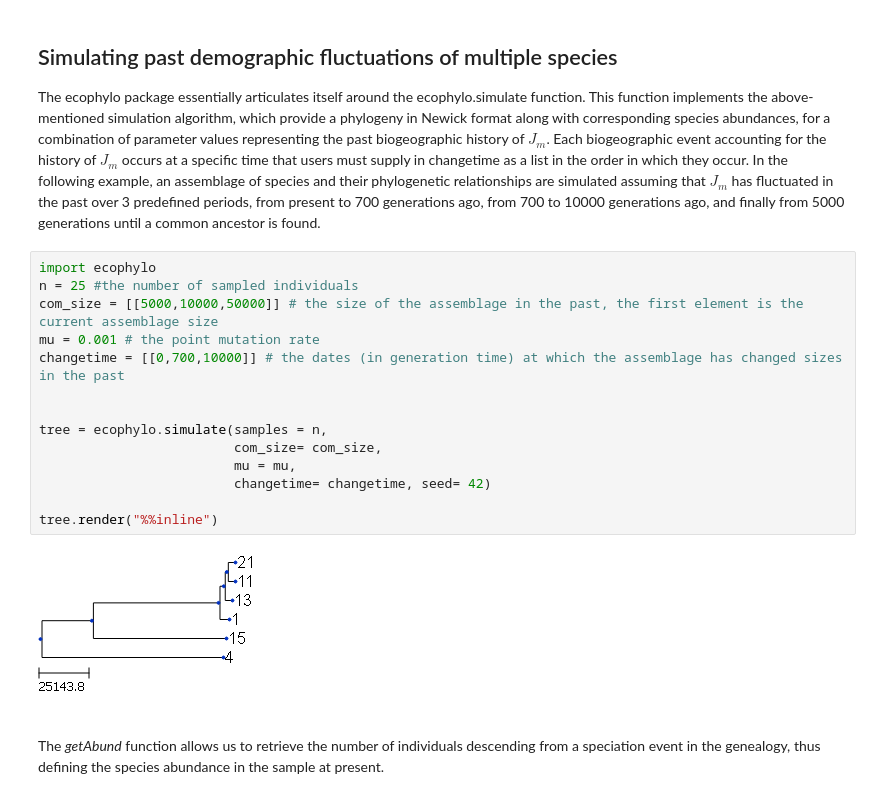
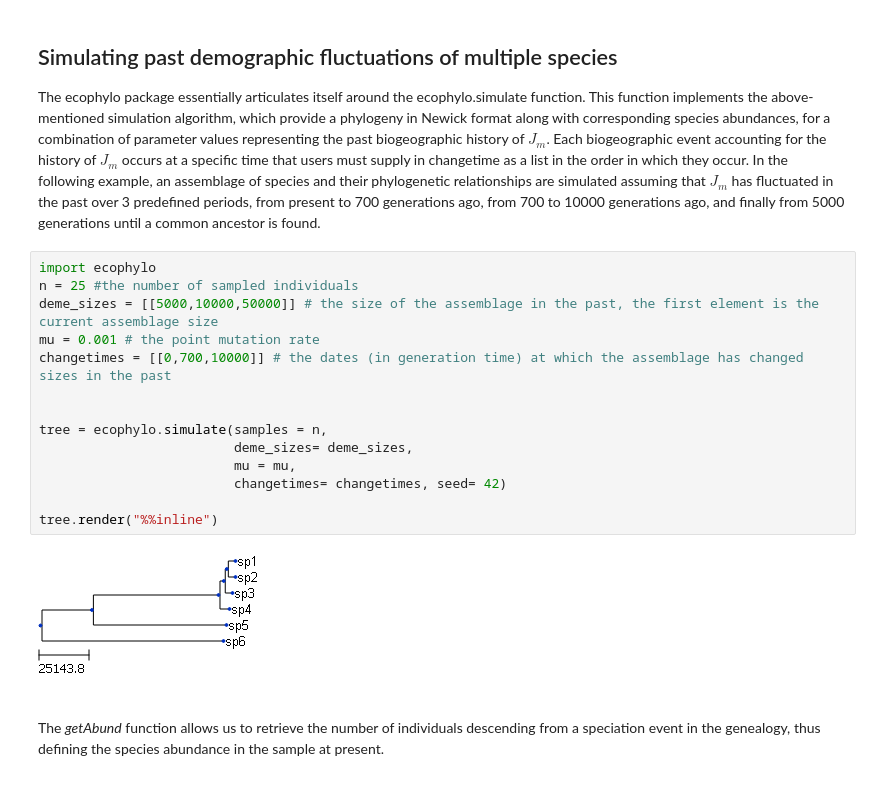
Before and after one commit to thegreatlizzyator/ecophylo, a Jupyter notebook: ms_mee/ms.ipynb, the cells around one changed output. Saved outputs shown, nothing was run; the diff lists cells and outputs as text.

```diff
--- a/ms_mee/ms.ipynb
+++ b/ms_mee/ms.ipynb
@@ -37,19 +40,19 @@ The ecophylo package essentially articulates itself around the ecophylo.simulate
 # %%
 import ecophylo
 n = 25 #the number of sampled individuals
-com_size = [[5000,10000,50000]] # the size of the assemblage in the past, the first element is the current assemblage size
+deme_sizes = [[5000,10000,50000]] # the size of the assemblage in the past, the first element is the current assemblage size
 mu = 0.001 # the point mutation rate
-changetime = [[0,700,10000]] # the dates (in generation time) at which the assemblage has changed sizes in the past
+changetimes = [[0,700,10000]] # the dates (in generation time) at which the assemblage has changed sizes in the past
 
 
 tree = ecophylo.simulate(samples = n,
-                         com_size= com_size,
+                         deme_sizes= deme_sizes,
                          mu = mu,
-                         changetime= changetime, seed= 42)
+                         changetimes= changetimes, seed= 42)
 
 tree.render("%%inline")
 # %% [output]
-[figure, old version]
+[figure, new version]
 # %% [markdown]
 The *getAbund* function allows us to retrieve the number of individuals descending from a speciation event in the genealogy, thus defining the species abundance in the sample at present.
 # %%
```
Also changed, not shown: parts of 12 cells of this notebook.
